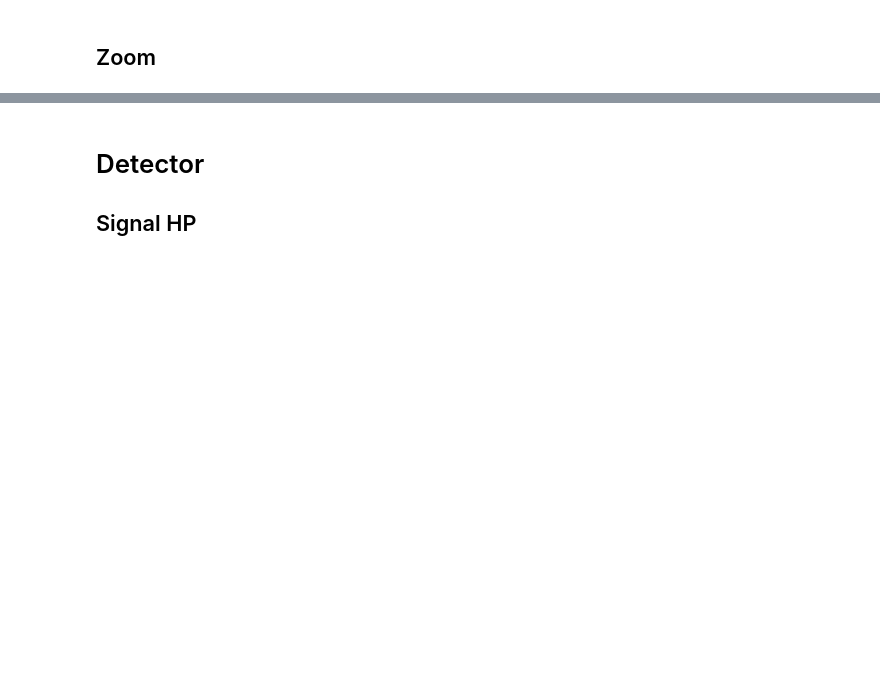
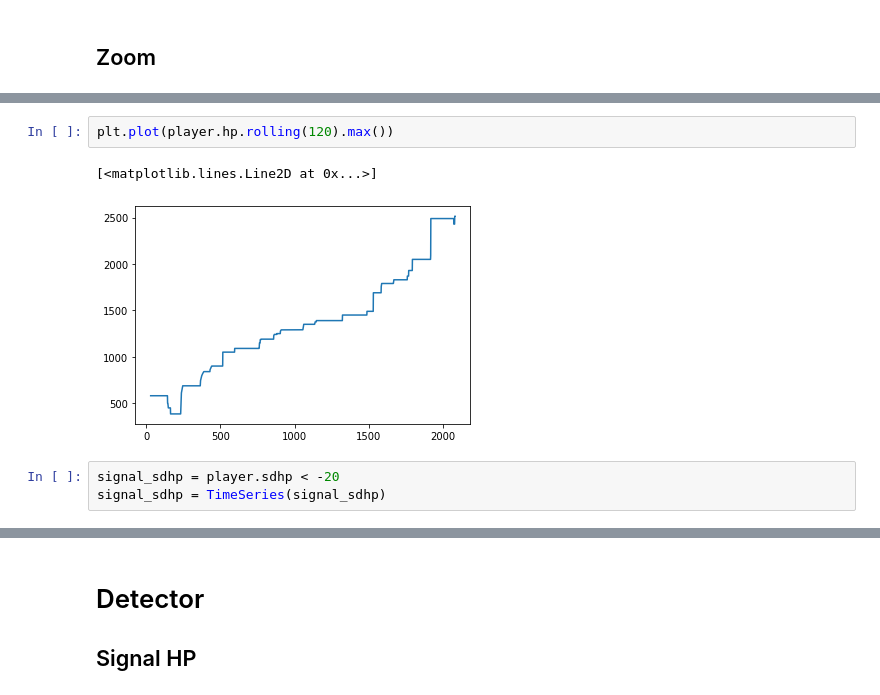
Before and after one commit to arch1baald/woodota, a Jupyter notebook: notebooks/highlights.ipynb, the cells around one changed output, grey strips where cells are left out. Cells and saved outputs as stored; diff of their text form; blank space fills up the shorter version.

```diff
--- a/notebooks/highlights.ipynb
+++ b/notebooks/highlights.ipynb
@@ -130,0 +176,8 @@ plt.show()
+# %%
+plt.plot(player.hp.rolling(120).max())
+# %% [output]
+[<matplotlib.lines.Line2D at 0x...>]
+[figure, added]
+# %%
+signal_sdhp = player.sdhp < -20
+signal_sdhp = TimeSeries(signal_sdhp)
```
Also changed, not shown: parts of 19 cells of this notebook, 3 other files.
